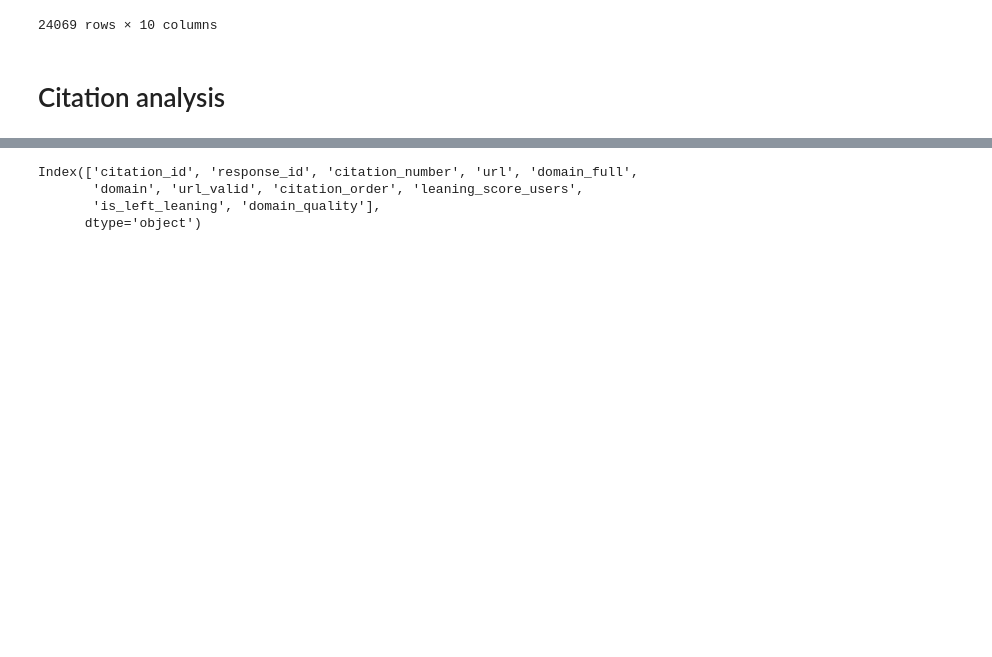
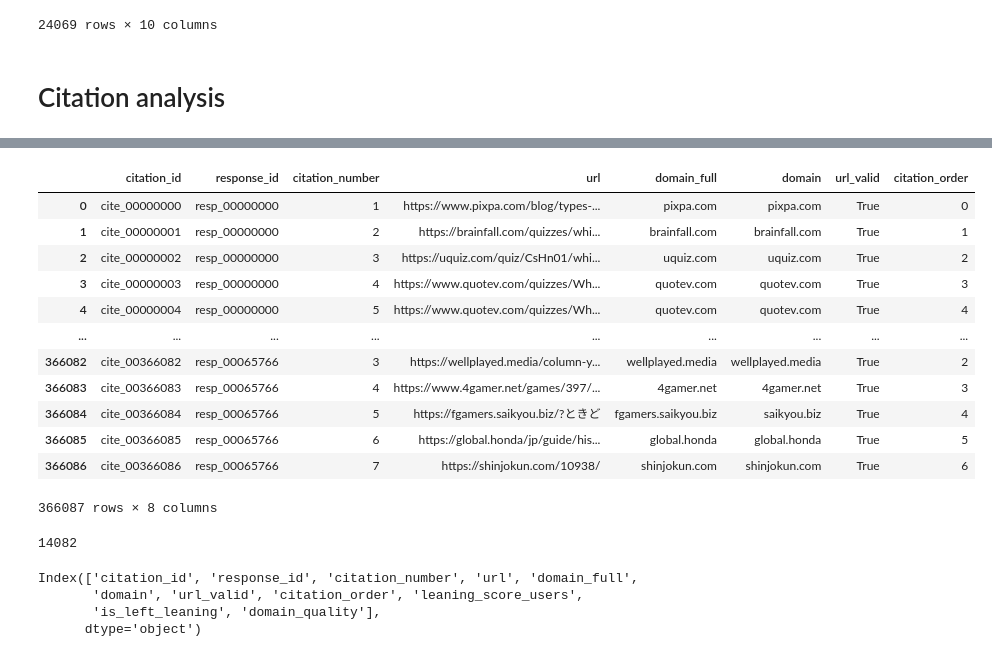
Before and after one commit to yang3kc/ai_search_arena, a Jupyter notebook: notebooks/check_cleaned_data.ipynb, the cells around one changed output, grey strips where cells are left out. Drawn from its saved outputs; the diff is of its cells as text; code cells hidden in the pictures; blank space fills up the shorter version.

```diff
--- a/notebooks/check_cleaned_data.ipynb
+++ b/notebooks/check_cleaned_data.ipynb
@@ -190,0 +231,20 @@ citations_enriched_df = pd.read_parquet(cleaned_arena_data_root / "citations_enr
+# %%
+citations_df
+# %% [output]
+|  | citation_id | response_id | citation_number | url | domain_full | domain | url_valid | citation_order |
+| 0 | cite_00000000 | resp_00000000 | 1 | https://www.pixpa.com/blog/types-... | pixpa.com | pixpa.com | True | 0 |
+| 1 | cite_00000001 | resp_00000000 | 2 | https://brainfall.com/quizzes/whi... | brainfall.com | brainfall.com | True | 1 |
+| 2 | cite_00000002 | resp_00000000 | 3 | https://uquiz.com/quiz/CsHn01/whi... | uquiz.com | uquiz.com | True | 2 |
+| 3 | cite_00000003 | resp_00000000 | 4 | https://www.quotev.com/quizzes/Wh... | quotev.com | quotev.com | True | 3 |
+| 4 | cite_00000004 | resp_00000000 | 5 | https://www.quotev.com/quizzes/Wh... | quotev.com | quotev.com | True | 4 |
+| ... | ... | ... | ... | ... | ... | ... | ... | ... |
+| 366082 | cite_00366082 | resp_00065766 | 3 | https://wellplayed.media/column-y... | wellplayed.media | wellplayed.media | True | 2 |
+| 366083 | cite_00366083 | resp_00065766 | 4 | https://www.4gamer.net/games/397/... | 4gamer.net | 4gamer.net | True | 3 |
+| 366084 | cite_00366084 | resp_00065766 | 5 | https://fgamers.saikyou.biz/?ときど | fgamers.saikyou.biz | saikyou.biz | True | 4 |
+| 366085 | cite_00366085 | resp_00065766 | 6 | https://global.honda/jp/guide/his... | global.honda | global.honda | True | 5 |
+| 366086 | cite_00366086 | resp_00065766 | 7 | https://shinjokun.com/10938/ | shinjokun.com | shinjokun.com | True | 6 |
+366087 rows × 8 columns
+# %%
+citations_df.query("domain == 'youtube.com'")
+# %% [output]
+14082
```
Also changed, not shown: parts of 6 cells of this notebook, 1 other file.
